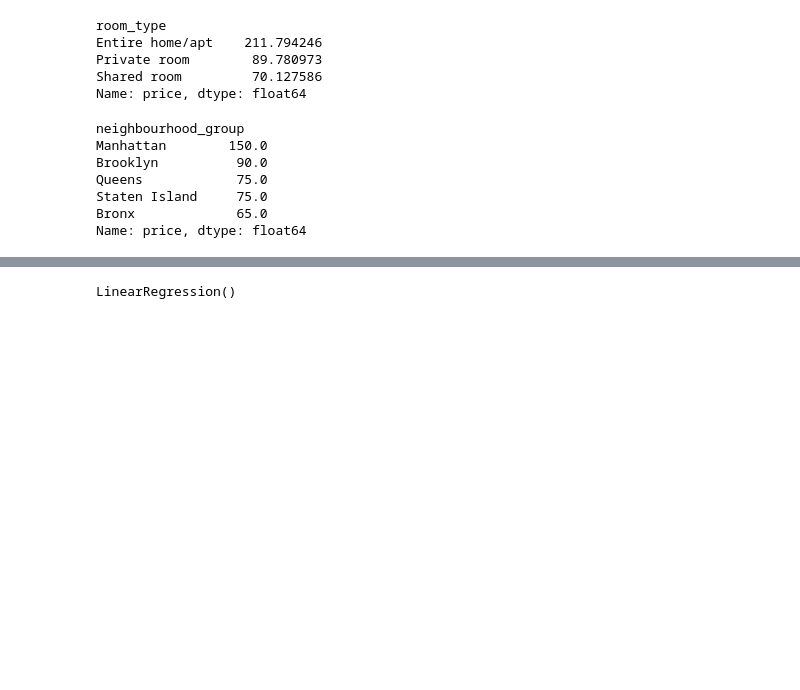
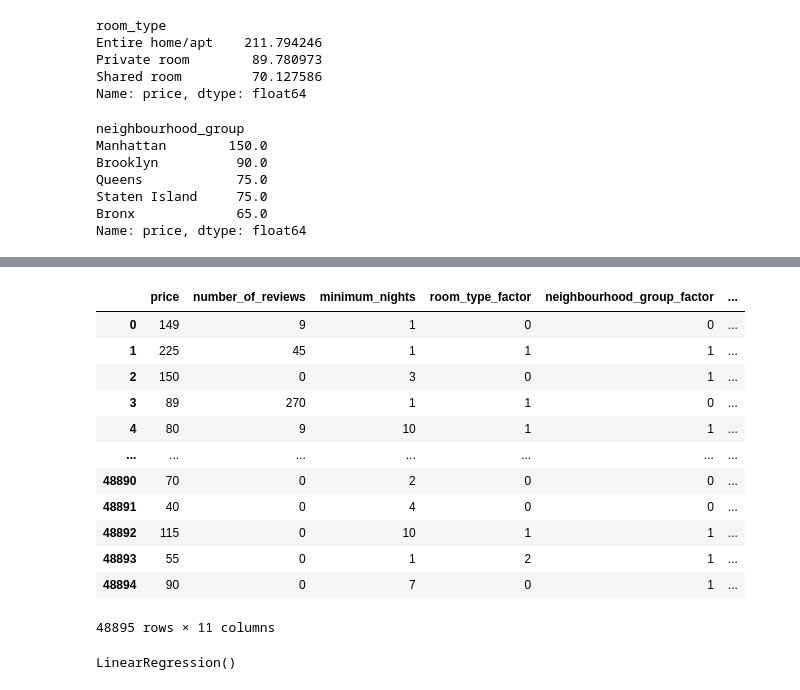
Before and after one commit to 4GeeksAcademy/ekbalam11-machine-learning, a Jupyter notebook: src/00-eda-airbnb-ny.ipynb, the cells around one changed output, grey strips where cells are left out. Saved outputs shown, nothing was run; the diff lists cells and outputs as text; code cells hidden in the pictures; blank space fills up the shorter version.

```diff
--- a/src/00-eda-airbnb-ny.ipynb
+++ b/src/00-eda-airbnb-ny.ipynb
@@ -192,6 +231,21 @@ ModuleNotFoundError: No module named 'ydata_profiling'
 # %%
 clean_df = filtered_df.dropna()
 df_model = pd.get_dummies(clean_df, columns=["room_type", "neighbourhood_group"], drop_first=True)
+df_model
+# %% [output]
+|  | price | number_of_reviews | minimum_nights | room_type_factor | neighbourhood_group_factor | ... |
+| 0 | 149 | 9 | 1 | 0 | 0 | ... |
+| 1 | 225 | 45 | 1 | 1 | 1 | ... |
+| 2 | 150 | 0 | 3 | 0 | 1 | ... |
+| 3 | 89 | 270 | 1 | 1 | 0 | ... |
+| 4 | 80 | 9 | 10 | 1 | 1 | ... |
+| ... | ... | ... | ... | ... | ... | ... |
+| 48890 | 70 | 0 | 2 | 0 | 0 | ... |
+| 48891 | 40 | 0 | 4 | 0 | 0 | ... |
+| 48892 | 115 | 0 | 10 | 1 | 1 | ... |
+| 48893 | 55 | 0 | 1 | 2 | 1 | ... |
+| 48894 | 90 | 0 | 7 | 0 | 1 | ... |
+48895 rows × 11 columns
 # %%
 X = df_model.drop("price", axis=1)
 y = df_model["price"]
```
Also changed, not shown: parts of 16 cells of this notebook, 4 other files.
